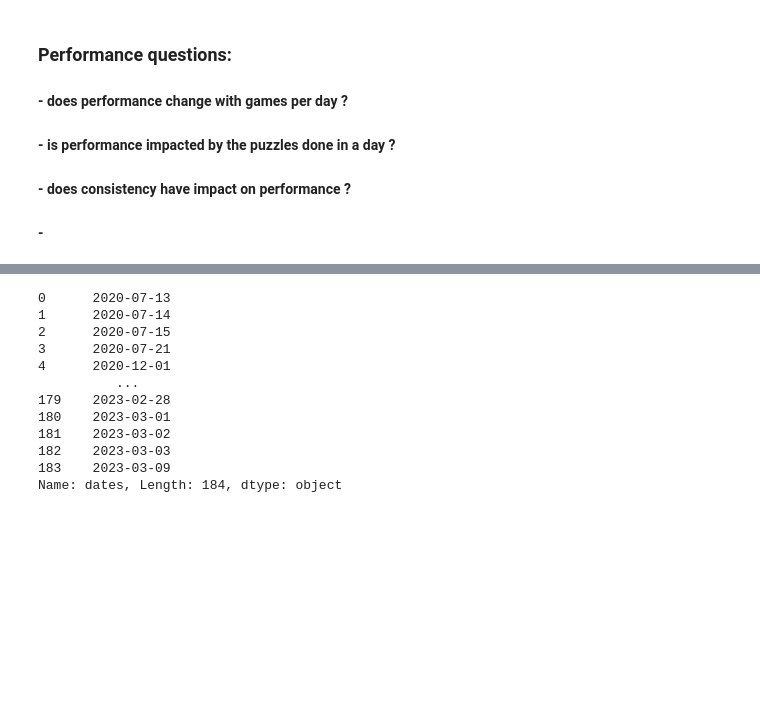
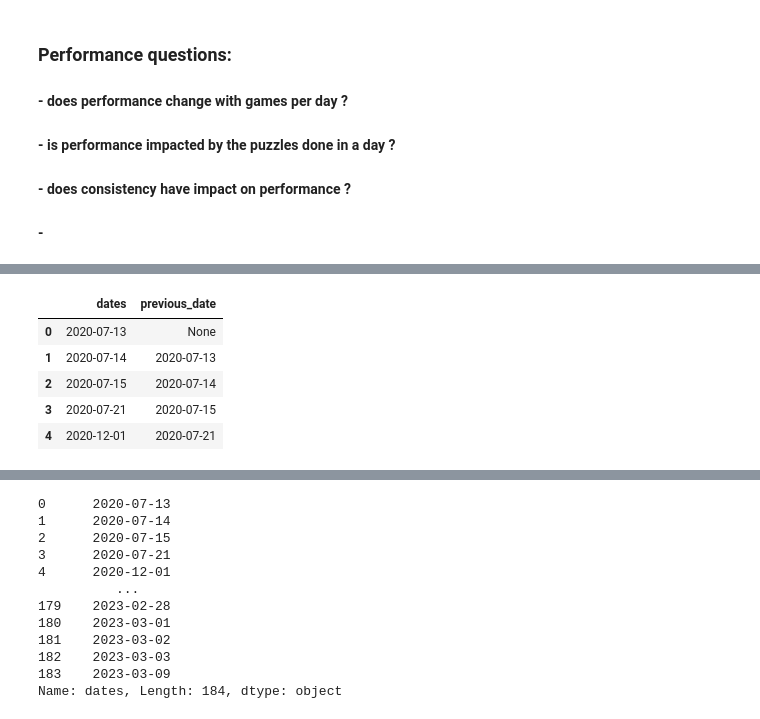
Before and after one commit to modestas-m/chess.com-performance-analysis, a Jupyter notebook: Performance analysis.ipynb, the cells around one changed output, grey strips where cells are left out. Cells and saved outputs as stored; diff of their text form; code cells hidden in the pictures; blank space fills up the shorter version.

```diff
--- a/Performance analysis.ipynb
+++ b/Performance analysis.ipynb
@@ -207,0 +243,9 @@ from df group by dates
+# %%
+df_dates.head()
+# %% [output]
+|  | dates | previous_date |
+| 0 | 2020-07-13 | None |
+| 1 | 2020-07-14 | 2020-07-13 |
+| 2 | 2020-07-15 | 2020-07-14 |
+| 3 | 2020-07-21 | 2020-07-15 |
+| 4 | 2020-12-01 | 2020-07-21 |
```
Also changed, not shown: parts of 16 cells of this notebook.
